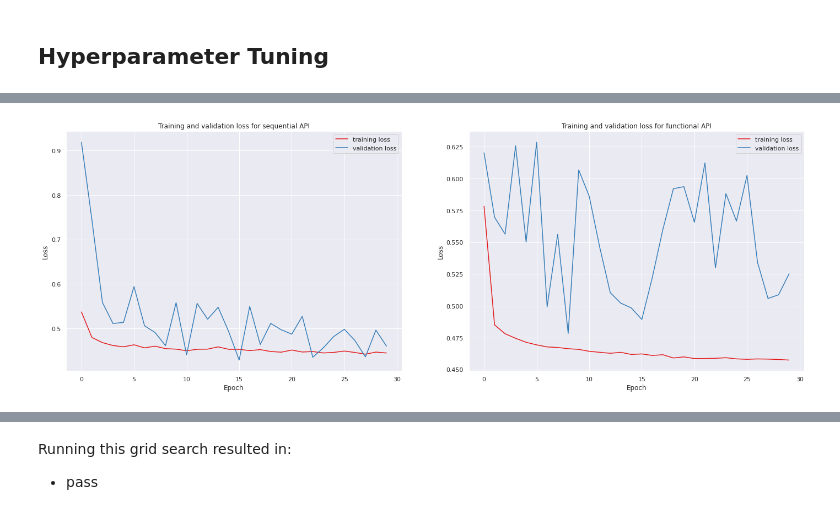
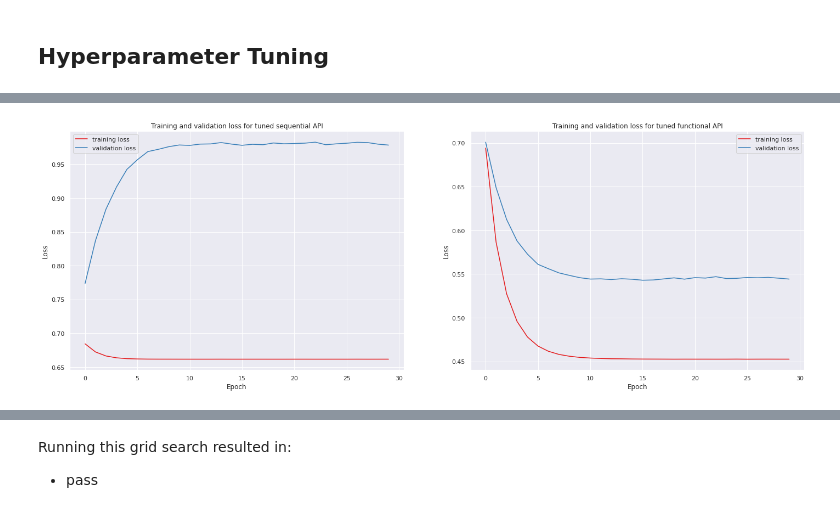
Before and after one commit to NikkiSatmaka/sticky-customers-operation, a Jupyter notebook: h8dsft_Milestone1P2_nikki_satmaka.ipynb, the cells around one changed output, grey strips where cells are left out. Drawn from its saved outputs; the diff is of its cells as text; code cells hidden in the pictures.

```diff
--- a/h8dsft_Milestone1P2_nikki_satmaka.ipynb
+++ b/h8dsft_Milestone1P2_nikki_satmaka.ipynb
@@ -1224,21 +1223,10 @@ plt.show()
 # %%
 # declare keras model using Sequential API
 model_seq_tuned = keras.Sequential([
-    keras.layers.Dense(
-        units=30, activation='relu', input_shape=X_train_final.shape[1:],
-        kernel_regularizer=keras.regularizers.l2(),
-        kernel_initializer=keras.initializers.RandomNormal(seed=42),
-    ),
-    keras.layers.BatchNormalization(),
-    keras.layers.Dense(units=15, activation='relu',
-        kernel_regularizer=keras.regularizers.l2(),
-        kernel_initializer=keras.initializers.RandomNormal(seed=42),
-    ),
-    keras.layers.BatchNormalization(),
-    keras.layers.Dense(units=1, activation='sigmoid',
-        kernel_regularizer=keras.regularizers.l2(),
-        kernel_initializer=keras.initializers.RandomNormal(seed=42),
-    ),
+    keras.layers.Dense(units=8, input_shape=X_train_final.shape[1:], activation='relu', kernel_initializer=keras.initializers.RandomNormal(seed=42)),
+    keras.layers.Dense(units=4, activation='relu', kernel_initializer=keras.initializers.RandomNormal(seed=42)),
+    keras.layers.Dense(units=2, activation='relu', kernel_initializer=keras.initializers.RandomNormal(seed=42)),
+    keras.layers.Dense(units=1, activation='sigmoid'),
 ])
 
 # compile model
@@ -1273,17 +1261,10 @@ _________________________________________________________________
 # %%
 # declare keras model using functional API
 input_ = keras.layers.Input(shape=X_train_final.shape[1:])
-hidden_1 = keras.layers.Dense(
-    units=30, activation='relu',
-    kernel_regularizer=keras.regularizers.l2(),
-    kernel_initializer=keras.initializers.RandomNormal(seed=42),
-)(input_)
-hidden_2 = keras.layers.Dense(
-    units=30, activation='relu',
-    kernel_regularizer=keras.regularizers.l2(),
-    kernel_initializer=keras.initializers.RandomNormal(seed=42),
-)(hidden_1)
-concat = keras.layers.concatenate([input_, hidden_2])
+hidden_1 = keras.layers.Dense(units=8, activation='relu', kernel_initializer=keras.initializers.RandomNormal(seed=42))(input_)
+hidden_2 = keras.layers.Dense(units=4, activation='relu', kernel_initializer=keras.initializers.RandomNormal(seed=42))(hidden_1)
+hidden_3 = keras.layers.Dense(units=2, activation='relu', kernel_initializer=keras.initializers.RandomNormal(seed=42))(hidden_2)
+concat = keras.layers.concatenate([input_, hidden_3])
 output = keras.layers.Dense(units=1, activation='sigmoid')(concat)
 model_func_tuned = keras.Model(inputs=input_, outputs=output)
 
@@ -1325,6 +1303,6 @@ history_seq_tuned = model_seq_tuned.fit(
     X_train_final, y_train_final,
     epochs=30,
     validation_split=0.2,
-    verbose=1
+    verbose=0
 )
 # %% [output]
@@ -1353,6 +1316,6 @@ history_func_tuned = model_func_tuned.fit(
     X_train_final, y_train_final,
     epochs=30,
     validation_split=0.2,
-    verbose=1
+    verbose=0
 )
 # %% [output]
@@ -1388,24 +1336,24 @@ model_func_tuned.evaluate(X_test_final, y_test_final)
 # %%
 plt.figure(figsize=(24, 8))
 
 # plot the training and validation loss for each epoch for sequential API
 plt.subplot(1, 2, 1)
 plt.plot(history_seq_tuned.history['loss'], label='training loss')
 plt.plot(history_seq_tuned.history['val_loss'], label='validation loss')
-plt.title('Training and validation loss for sequential API')
+plt.title('Training and validation loss for tuned sequential API')
 plt.xlabel('Epoch')
 plt.ylabel('Loss')
 plt.legend()
 
 # plot the training and validation loss for each epoch for functional API
 plt.subplot(1, 2, 2)
 plt.plot(history_func_tuned.history['loss'], label='training loss')
 plt.plot(history_func_tuned.history['val_loss'], label='validation loss')
-plt.title('Training and validation loss for functional API')
+plt.title('Training and validation loss for tuned functional API')
 plt.xlabel('Epoch')
 plt.ylabel('Loss')
 
 plt.legend()
 plt.show()
 # %% [output]
-[figure, old version]
+[figure, new version]
```
Also changed, not shown: parts of 27 cells of this notebook.
